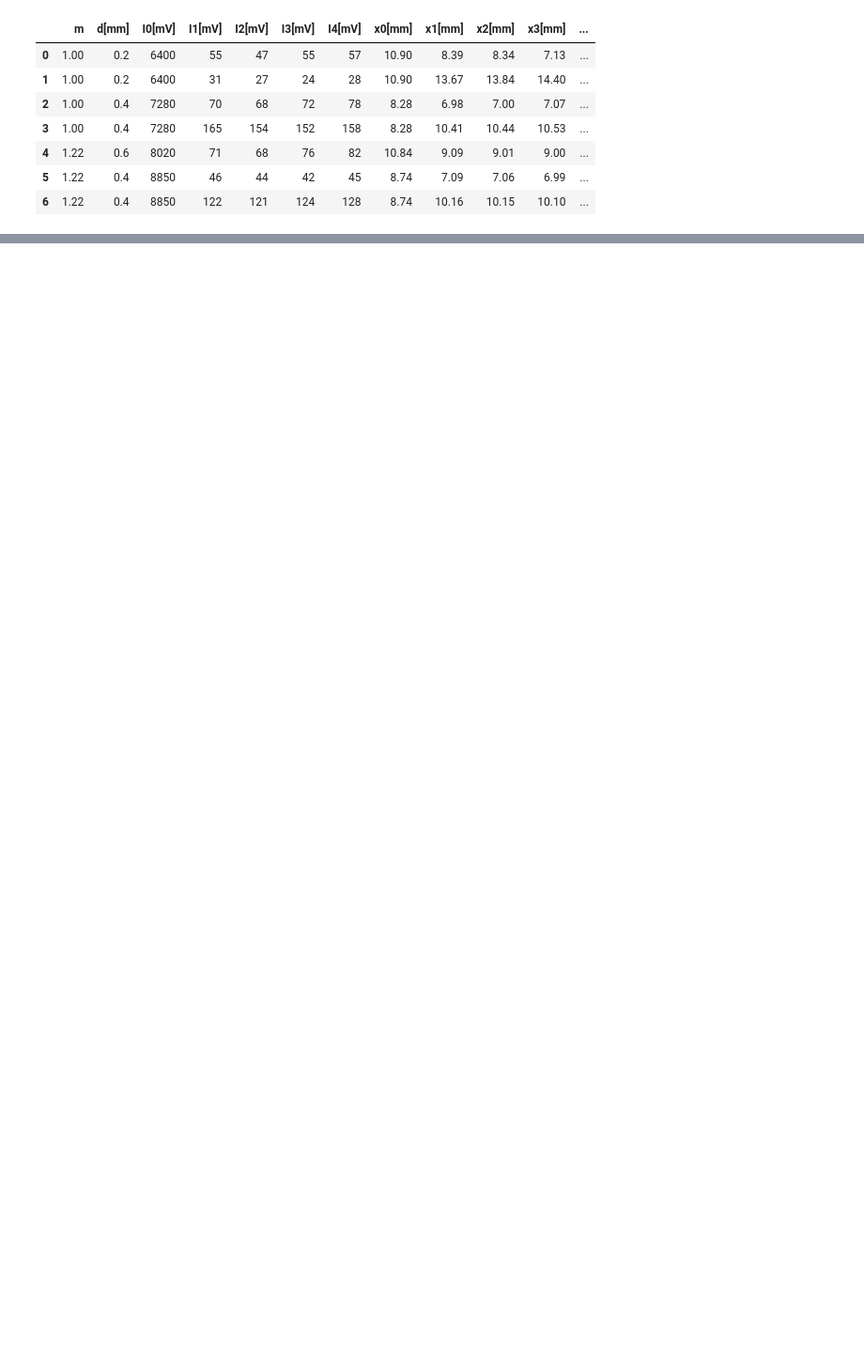
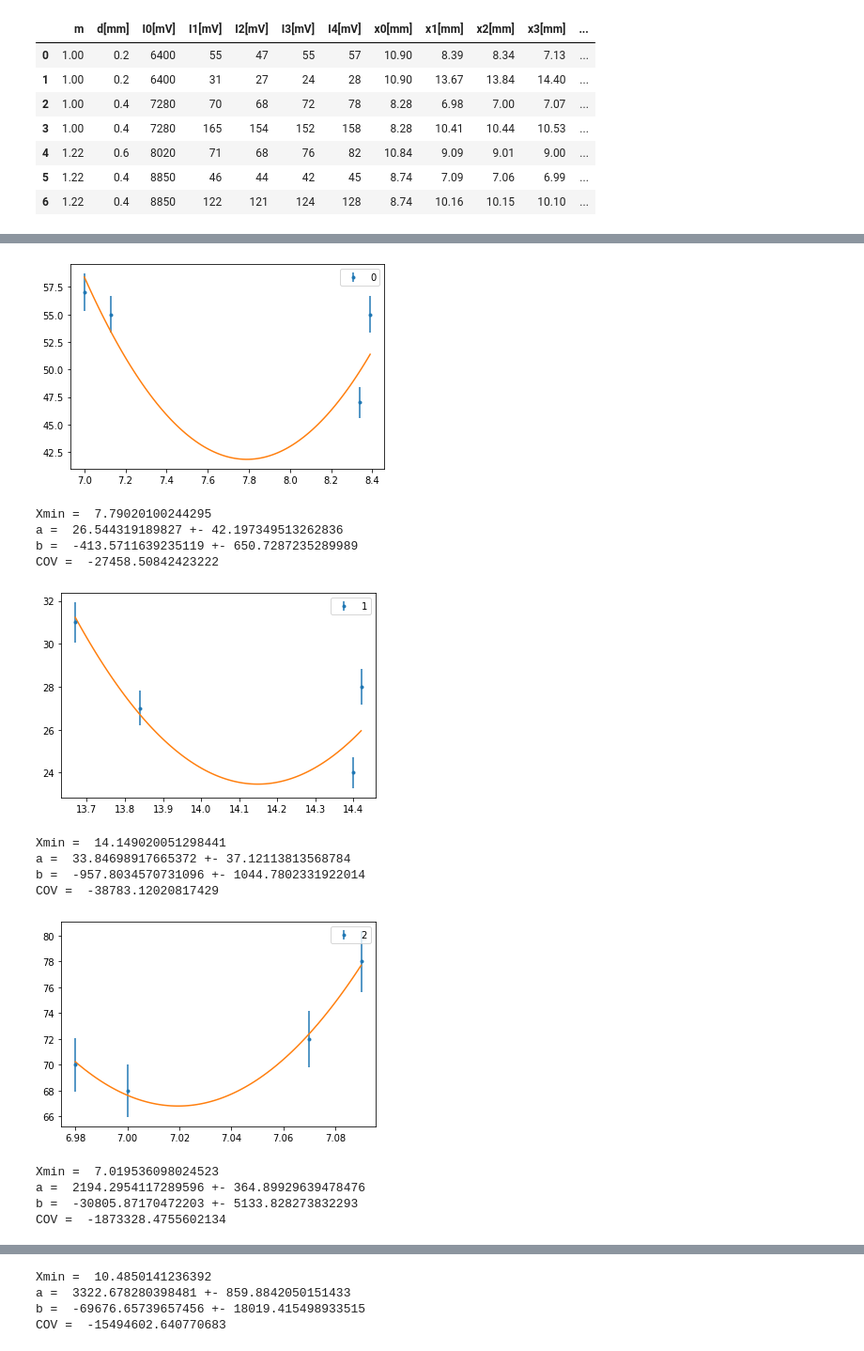
Before and after one commit to Kevin222-hub/Lab_reports, a Jupyter notebook: Ottica_1/Main.ipynb, the cells around one changed output, grey strips where cells are left out. Shown at 94% size. Cells and saved outputs as stored; diff of their text form; code cells hidden in the pictures; blank space fills up the shorter version.

```diff
--- a/Ottica_1/Main.ipynb
+++ b/Ottica_1/Main.ipynb
@@ -131,0 +80,66 @@ Name:  x0[mm], dtype: float64
+# %%
+ArrX = np.asarray(df1.iloc[:,8:12])
+ArrY = np.asarray(df1.iloc[:,3:7])
+ArrsX = ArrX*0.005
+ArrsY = ArrY*0.03
+
+Xmin = np.asarray([])
+sXmin = np.asarray([])
+
+def Parabola(x,a,b,c):
+    return a*x**2 + b*x +c
+def SigmaVertice(a,b,sa,sb,COV):
+    da = -b/(2*a**2) *sa
+    db = -1/(2*a) *sb
+    CORR = 1/(2*a**2) *COV
+    #CORR = 0
+    return np.sqrt(np.power(da,2) + np.power(db,2) + 2*CORR )
+
+for f in range(len(ArrX)):
+
+    X  = ArrX[f]
+    sX = ArrsX[f]
+    Y  = ArrY[f]
+    sY = ArrsY[f]
+
+    x = np.linspace(np.min(X),np.max(X),100)
+    [a,b,c],pcov = s.optimize.curve_fit(Parabola,X,Y,sigma = sY,absolute_sigma = False)
+    [sa,sb,sc] = np.sqrt(np.diag(pcov))
+    plt.errorbar(X,Y,sY, ls='', marker='.',label = '{}'.format(f))
+    plt.plot(x,Parabola(x,a,b,c))
+    plt.legend()
+    plt.show()
+
+    Value = -b/(2*a)
+    sValue = SigmaVertice(a,b,sa,sb,pcov[0][1])
+    print('Xmin = ',Value)
+    print('a = ',a,'+-',sa)
+    print('b = ',b,'+-',sb)
+    print('COV = ',pcov[0][1])
+    #print(pcov)
+    Xmin = np.append(Xmin,Value)
+    sXmin = np.append(sXmin,sValue)
+
+Xmin =  np.abs(Xmin  - df1.iloc[:,7])
+
+
+Xmin[0] = Xmin[0]-0.5
+Xmin[2] = Xmin[2]-0.5
+Xmin[3] = Xmin[3]-0.5
+Xmin[4] = Xmin[4]-0.5
+# %% [output]
+[figure, added]
+Xmin =  7.79020100244295
+a =  26.544319189827 +- 42.197349513262836
+b =  -413.5711639235119 +- 650.7287235289989
+COV =  -27458.50842423222
+[figure, added]
+Xmin =  14.149020051298441
+a =  33.84698917665372 +- 37.12113813568784
+b =  -957.8034570731096 +- 1044.7802331922014
+COV =  -38783.12020817429
+[figure, added]
+Xmin =  7.019536098024523
+a =  2194.2954117289596 +- 364.89929639478476
+b =  -30805.87170472203 +- 5133.828273832293
+COV =  -1873328.4755602134
@@ -131,0 +147,4 @@ Name:  x0[mm], dtype: float64
+Xmin =  10.4850141236392
+a =  3322.678280398481 +- 859.8842050151433
+b =  -69676.65739657456 +- 18019.415498933515
+COV =  -15494602.640770683
```
Also changed, not shown: parts of 16 cells of this notebook, 5 other files.
